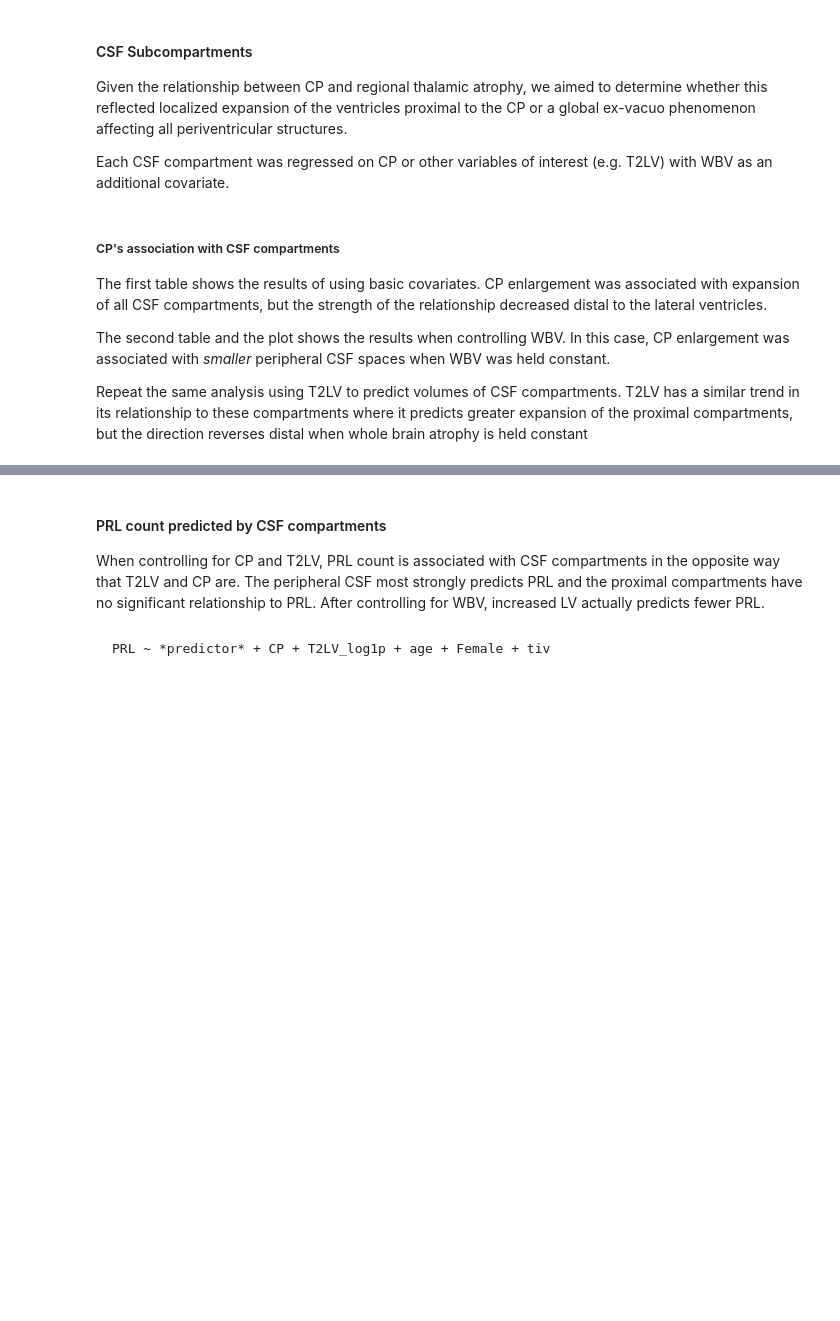
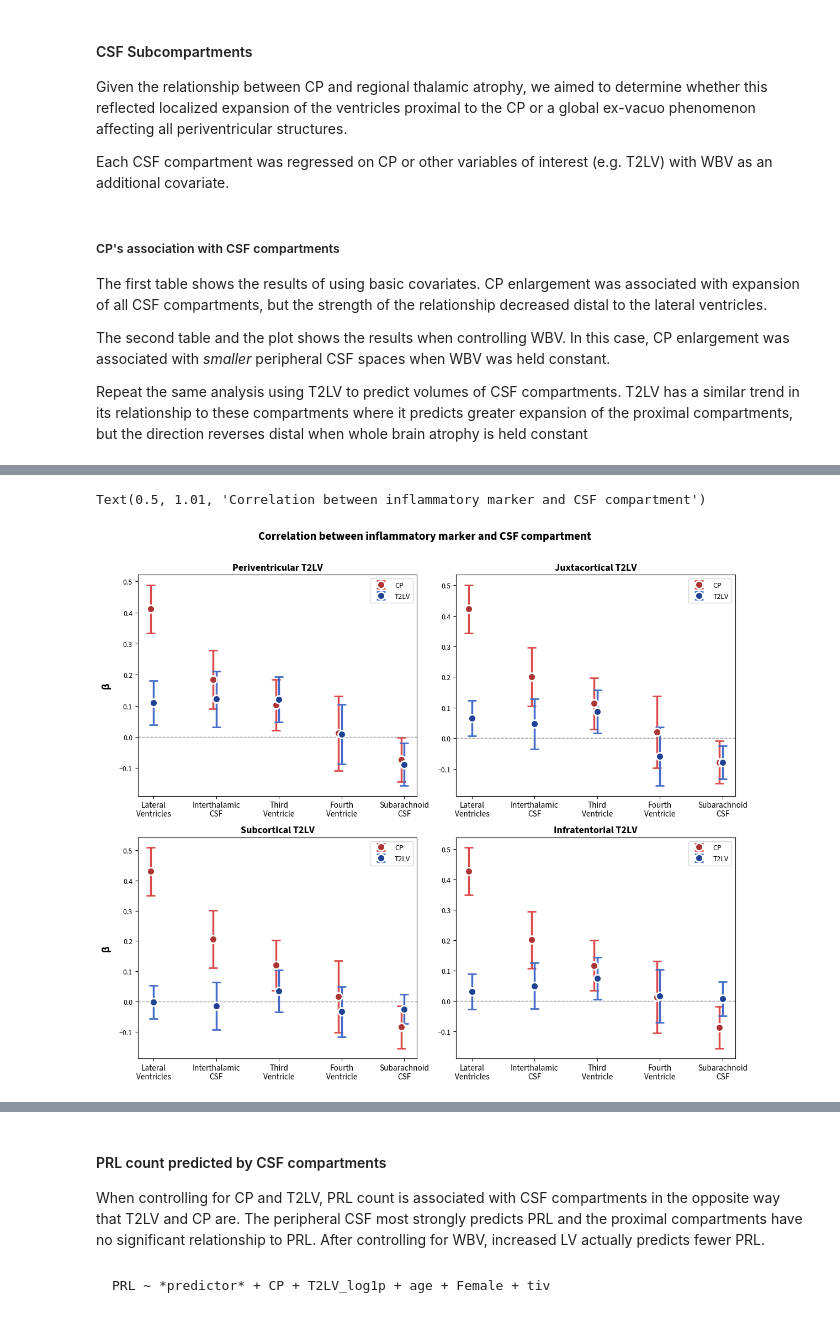
Before and after one commit to srs328/ms_mri, a Jupyter notebook: analysis/thalamus/results/3-CP_CSF_analysis.ipynb, the cells around one changed output, grey strips where cells are left out. Saved outputs shown, nothing was run; the diff lists cells and outputs as text; code cells hidden in the pictures; blank space fills up the shorter version.

````diff
--- a/analysis/thalamus/results/3-CP_CSF_analysis.ipynb
+++ b/analysis/thalamus/results/3-CP_CSF_analysis.ipynb
@@ -99,6 +99,7 @@ def plot_betas(
     ax=None,
     jitter=0,
     ylabel="β",
+    xlabel="Compartment",
     title="Correlations between CP and CSF Compartments",
     figsize=(8, 6),
     connect_points=False,
@@ -185,7 +186,7 @@ def plot_betas(
     # Customize the plot
     ax.set_xticks(x)
     ax.set_xticklabels(labels, fontsize=11)
-    ax.set_xlabel("Compartment", fontsize=14, fontweight="bold", labelpad=10)
+    ax.set_xlabel(xlabel, fontsize=14, fontweight="bold", labelpad=10)
     ax.set_ylabel(ylabel, fontsize=14, fontweight="bold", labelpad=10)
 
     if title is not None:
@@ -199,9 +200,12 @@ def plot_betas(
     return fig, ax
 
 
-def display_results(result, outcome, predictor, covariates, heading=None):
+def display_results(result, outcome, predictor, covariates, heading=None, sort=False, ascending=False):
     formula = regutils.formula_string(outcome, predictor, covariates)
-    display_order = result["coef"].sort_values(ascending=False).index
+    if sort:
+        display_order = result["coef"].sort_values(ascending=ascending).index
+    else:
+        display_order = result.index
     if heading is not None:
         display(Markdown(heading))
     display(Markdown(f"```R\n{formula}\n```\n"))
@@ -575,0 +591,68 @@ outcome ~ T2LV_log1p + WBV + age + Female + tiv
+# %%
+fig, axes = plt.subplots(2, 2, figsize=(12, 10))
+
+lesion_titles = {
+    "periV_T2LV": "Periventricular T2LV",
+    "juxcort_T2LV": "Juxtacortical T2LV",
+    "subcort_T2LV": "Subcortical T2LV",
+    "infraT_T2LV": "Infratentorial T2LV",
+}
+
+for i, which_lesion_vol in enumerate(["periV_T2LV", "juxcort_T2LV", "subcort_T2LV", "infraT_T2LV"]):
+    row, col = np.unravel_index(i, (2,2))
+    ax = axes[row, col]
+    control_name = f"CP+{which_lesion_vol}+WBV"
+    covariates = all_covariates[control_name]
+
+    predictor = "CP"
+    result = all_results[control_name][predictor]
+    # display_csf_compartment_results(all_results, all_covariates, predictor, control_name)
+
+    plot_csf_compartment_results(
+        all_results,
+        predictor,
+        control_name,
+        point_color=colors["darker red2"],
+        ecolor=colors["dark red2"],
+        line_color=colors["darkest red2"],
+        connect_points=False,
+        legend_label="CP",
+        xlabel=None,
+        ylabel=None,
+        ax_title=None,
+        fig=fig,
+        ax=ax,
+    )
+
+    predictor = f"{which_lesion_vol}_log1p"
+    result = all_results[control_name][predictor]
+    # display_csf_compartment_results(all_results, all_covariates, predictor, control_name)
+    plot_csf_compartment_results(
+        all_results,
+        predictor,
+        control_name,
+        jitter=0.05,
+        point_color=colors["dark blue1"],
+        ecolor=colors["darkish blue1"],
+        line_color=colors["darkest blue1"],
+        connect_points=False,
+        legend_label="T2LV",
+        ax_title=None,
+        xlabel=None,
+        ylabel=None,
+        fig=fig,
+        ax=ax,
+    )
+    if col == 0:
+        ax.set_ylabel("β")
+    ax.set_title(lesion_titles[which_lesion_vol], fontsize=13, fontweight="bold")
+    ax.legend()
+title = "Correlation between inflammatory marker and CSF compartment"
+sup_title_y = 1.01
+fig.suptitle(
+        title, fontsize=15, fontweight="bold", y=sup_title_y
+    )  # Adjust y position if needed
+# ax.legend(title="Marker", alignment='left', fontsize=12, title_fontsize=13)
+# %% [output]
+Text(0.5, 1.01, 'Correlation between inflammatory marker and CSF compartment')
+[figure, added]
````
Also changed, not shown: parts of 6 cells of this notebook, 13 other files.
